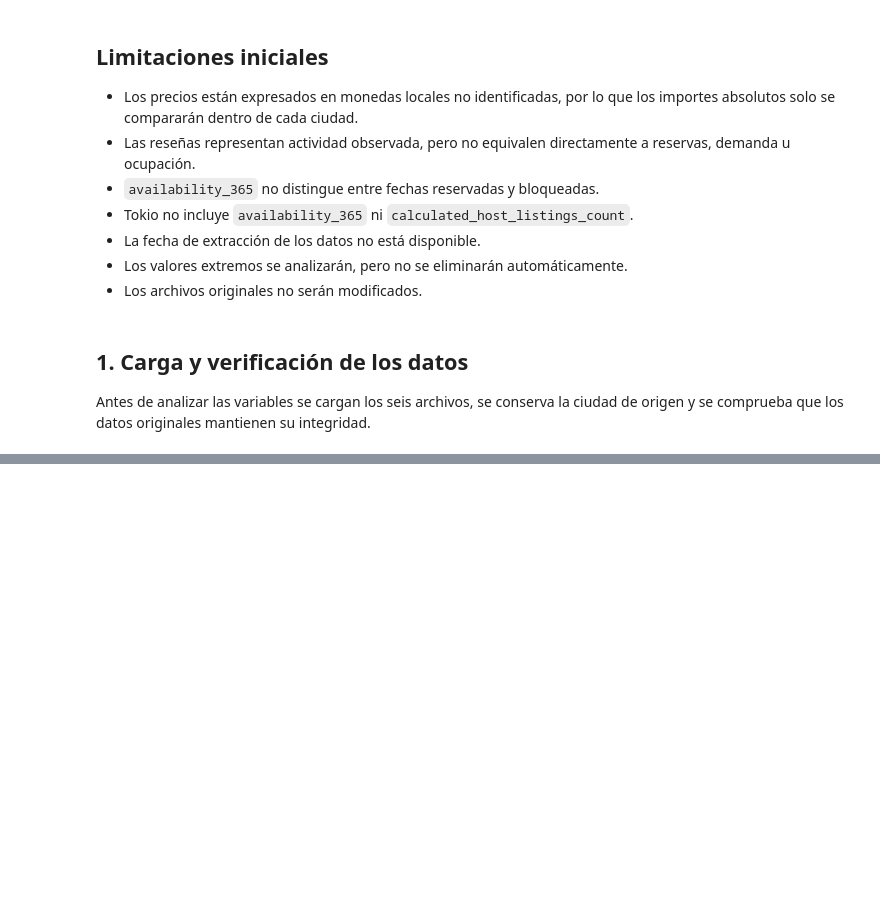
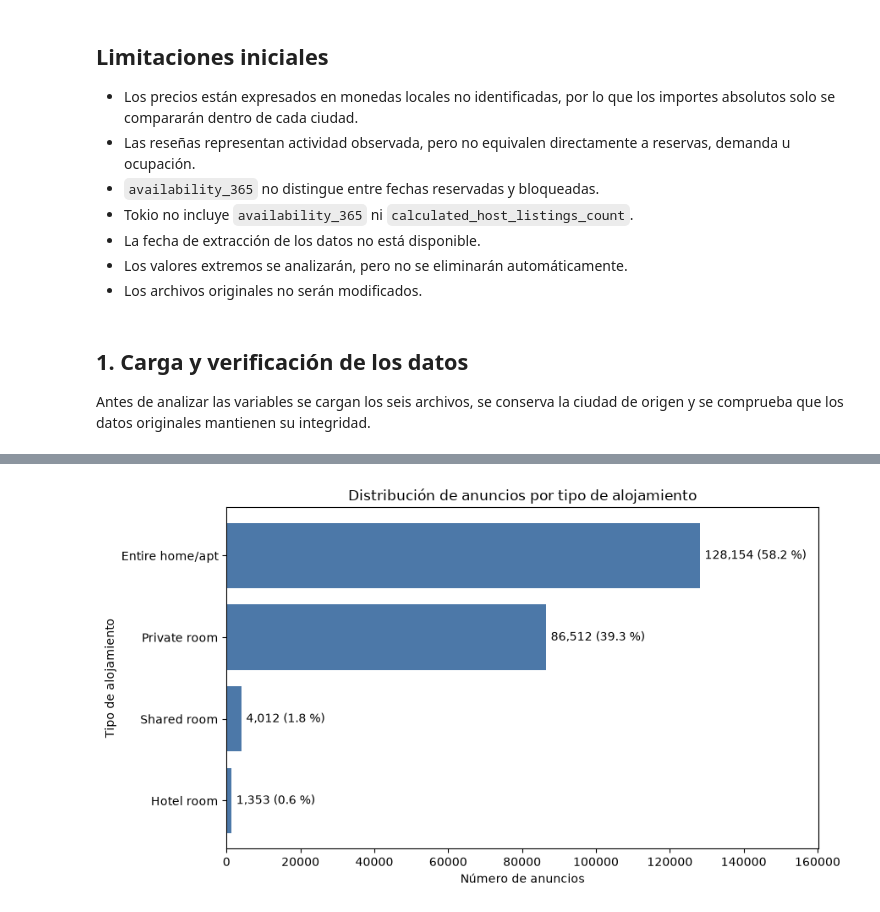
Before and after one commit to Bootcamp-IA-MAD-P7/project8-ad1, a Jupyter notebook: notebooks/03_exploratory_analysis.ipynb, the cells around one changed output, grey strips where cells are left out. Cells and saved outputs as stored; diff of their text form; code cells hidden in the pictures; blank space fills up the shorter version.

Commit message:
feat: start univariate exploratory analysis

```diff
--- a/notebooks/03_exploratory_analysis.ipynb
+++ b/notebooks/03_exploratory_analysis.ipynb
@@ -46,0 +168,15 @@ de origen y se comprueba que los datos originales mantienen su integridad.
+# %%
+room_type_summary = (
+    analysis_data["room_type"]
+    .value_counts()
+    .rename_axis("room_type")
+    .reset_index(name="listing_count")
+)
+
+room_type_summary["share_percentage"] = (
+    room_type_summary["listing_count"]
+    / len(analysis_data)
+    * 100
+).round(2)
+
+room_type_summary
@@ -46,0 +189,40 @@ de origen y se comprueba que los datos originales mantienen su integridad.
+# %%
+plot_data = room_type_summary.sort_values(
+    "listing_count",
+    ascending=True,
+)
+
+fig, ax = plt.subplots(figsize=(9, 5))
+
+bars = ax.barh(
+    plot_data["room_type"],
+    plot_data["listing_count"],
+    color="#4C78A8",
+)
+
+labels = [
+    f"{count:,.0f} ({percentage:.1f} %)"
+    for count, percentage in zip(
+        plot_data["listing_count"],
+        plot_data["share_percentage"],
+    )
+]
+
+ax.bar_label(
+    bars,
+    labels=labels,
+    padding=4,
+)
+
+ax.set_title("Distribución de anuncios por tipo de alojamiento")
+ax.set_xlabel("Número de anuncios")
+ax.set_ylabel("Tipo de alojamiento")
+ax.set_xlim(
+    0,
+    plot_data["listing_count"].max() * 1.25,
+)
+
+plt.tight_layout()
+plt.show()
+# %% [output]
+[figure, added]
```
Also changed, not shown: parts of 15 cells of this notebook, 3 other files.
